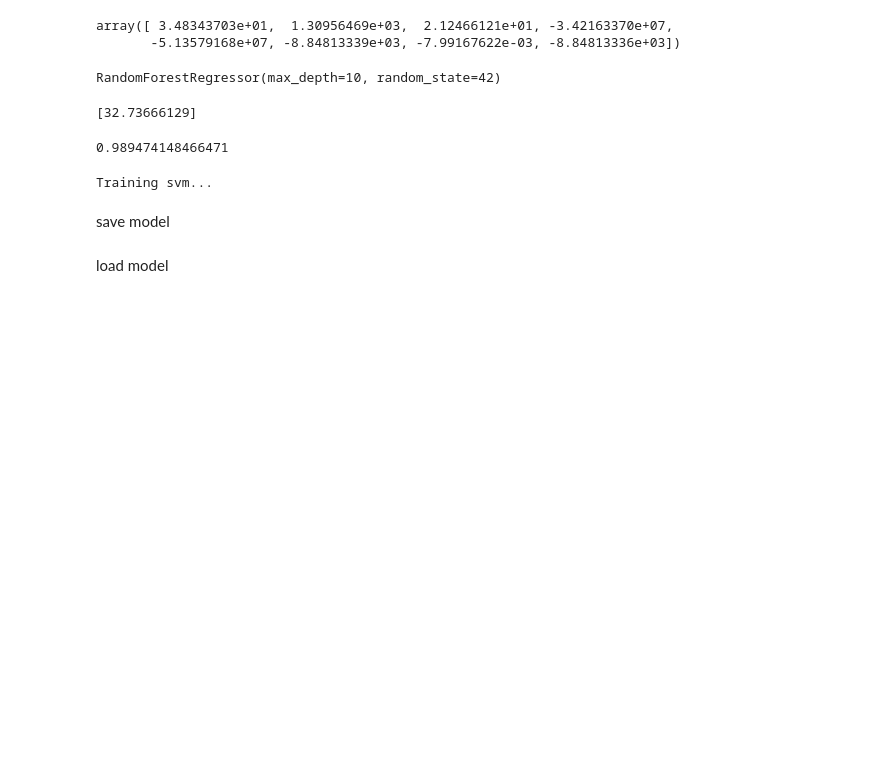
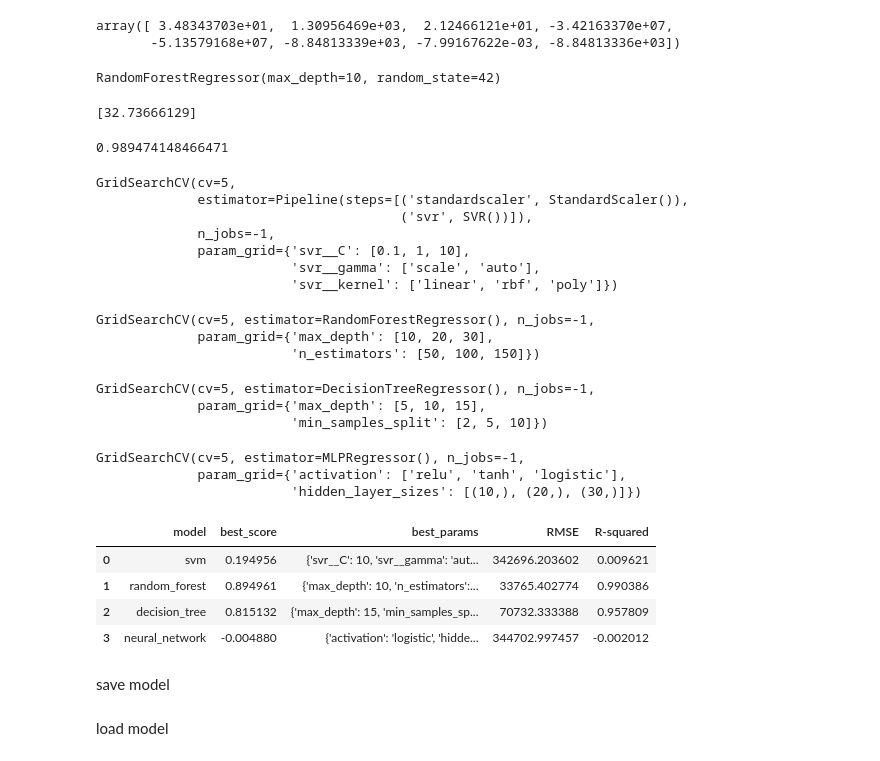
Before and after one commit to Egbetimmy/MSc-Project, a Jupyter notebook: permeability_model.ipynb, the cells around one changed output. Drawn from its saved outputs; the diff is of its cells as text; code cells hidden in the pictures; blank space fills up the shorter version.

```diff
--- a/permeability_model.ipynb
+++ b/permeability_model.ipynb
@@ -325,30 +328,49 @@ models = {
 # %%
 scores = []
 # Loop over each model and perform grid search with cross-validation to find best hyperparameters
+## scoring='neg_mean_squared_error'
 for model_name, model in models.items():
-    print(f'Training {model_name}...')
-    clf = GridSearchCV(model['model'], model['params'], cv=5, n_jobs=-1, scoring='neg_mean_squared_error')
+    clf = GridSearchCV(model['model'], model['params'], cv=5, n_jobs=-1, return_train_score=False)
     clf.fit(X_train, y_train)
     best_params = clf.best_params_
 
     # Evaluate best model on test set
     y_pred = clf.predict(X_test)
     mse = mean_squared_error(y_test, y_pred)
     rmse = np.sqrt(mse)
     r2 = clf.score(X_test, y_test)
     scores.append({
         'model': model_name,
         'best_score': clf.best_score_,
         'best_params': best_params,
         'RMSE': rmse,
-        'R-squared': r2,
-        'cross-validation score': np.sqrt(-clf.best_score_)
+        'R-squared': r2
     })
 
 df = pd.DataFrame(scores,columns=['model', 'best_score', 'best_params', 'RMSE', 'R-squared'])
 df
 # %% [output]
-Training svm...
+GridSearchCV(cv=5,
+             estimator=Pipeline(steps=[('standardscaler', StandardScaler()),
+                                       ('svr', SVR())]),
+             n_jobs=-1,
+             param_grid={'svr__C': [0.1, 1, 10],
+                         'svr__gamma': ['scale', 'auto'],
+                         'svr__kernel': ['linear', 'rbf', 'poly']})
+GridSearchCV(cv=5, estimator=RandomForestRegressor(), n_jobs=-1,
+             param_grid={'max_depth': [10, 20, 30],
+                         'n_estimators': [50, 100, 150]})
+GridSearchCV(cv=5, estimator=DecisionTreeRegressor(), n_jobs=-1,
+             param_grid={'max_depth': [5, 10, 15],
+                         'min_samples_split': [2, 5, 10]})
+GridSearchCV(cv=5, estimator=MLPRegressor(), n_jobs=-1,
+             param_grid={'activation': ['relu', 'tanh', 'logistic'],
+                         'hidden_layer_sizes': [(10,), (20,), (30,)]})
+|  | model | best_score | best_params | RMSE | R-squared |
+| 0 | svm | 0.194956 | {'svr__C': 10, 'svr__gamma': 'aut... | 342696.203602 | 0.009621 |
+| 1 | random_forest | 0.894961 | {'max_depth': 10, 'n_estimators':... | 33765.402774 | 0.990386 |
+| 2 | decision_tree | 0.815132 | {'max_depth': 15, 'min_samples_sp... | 70732.333388 | 0.957809 |
+| 3 | neural_network | -0.004880 | {'activation': 'logistic', 'hidde... | 344702.997457 | -0.002012 |
 # %% [markdown]
 save model
 # %%
```
Also changed, not shown: parts of 1 cell of this notebook.
